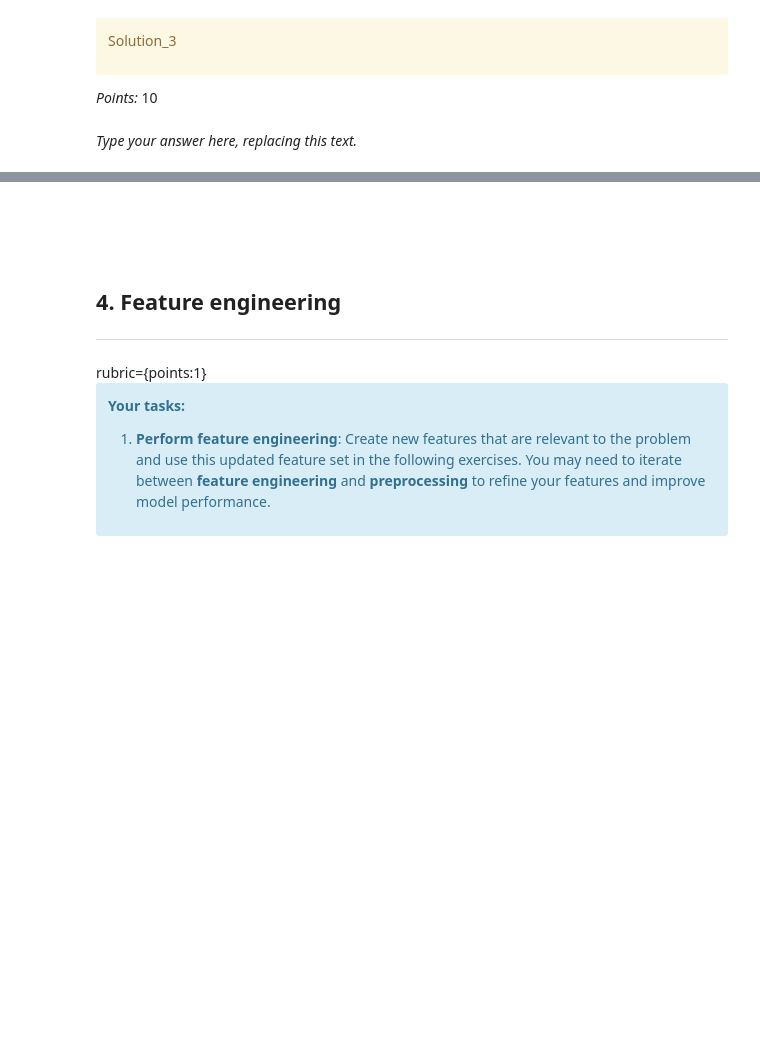
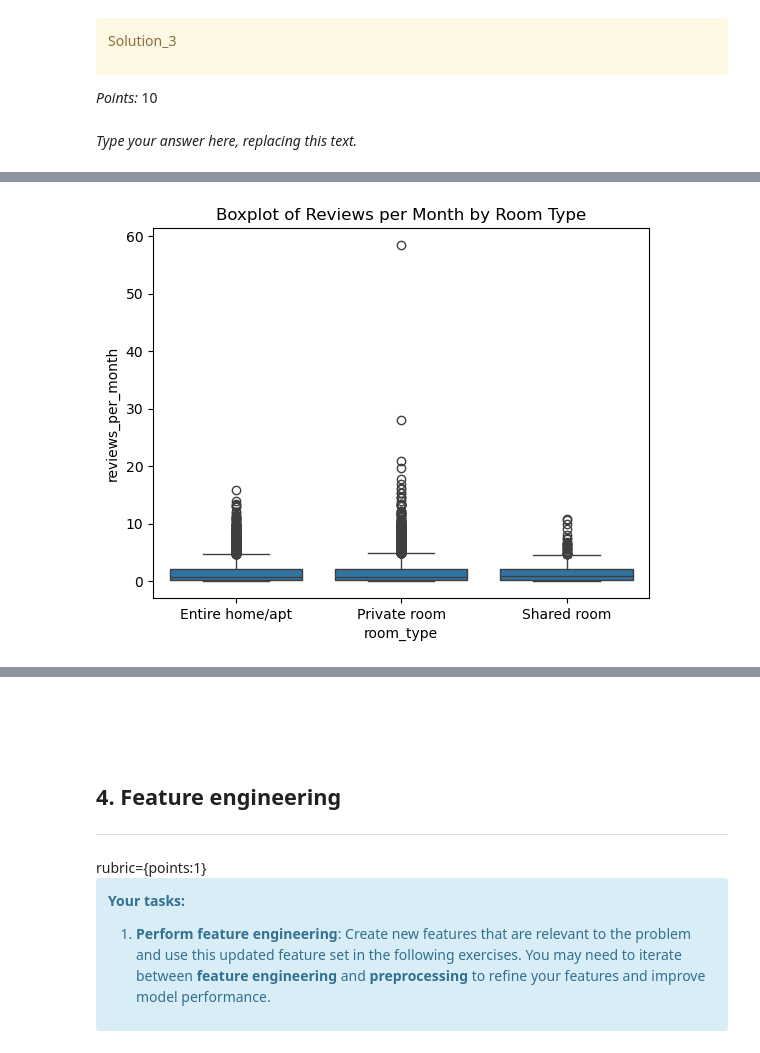
Before and after one commit to ansonnchan/cpsc-330, a Jupyter notebook: homeworks/HW5/hw5.ipynb, the cells around one changed output, grey strips where cells are left out. Drawn from its saved outputs; the diff is of its cells as text; code cells hidden in the pictures; blank space fills up the shorter version.

```diff
--- a/homeworks/HW5/hw5.ipynb
+++ b/homeworks/HW5/hw5.ipynb
@@ -188,0 +253,6 @@ _Type your answer here, replacing this text._
+# %%
+sns.boxplot(data=train_df, x="room_type", y="reviews_per_month")
+plt.title("Boxplot of Reviews per Month by Room Type")
+plt.show()
+# %% [output]
+[figure, added]
```
Also changed, not shown: parts of 23 cells of this notebook, 1 other file.
